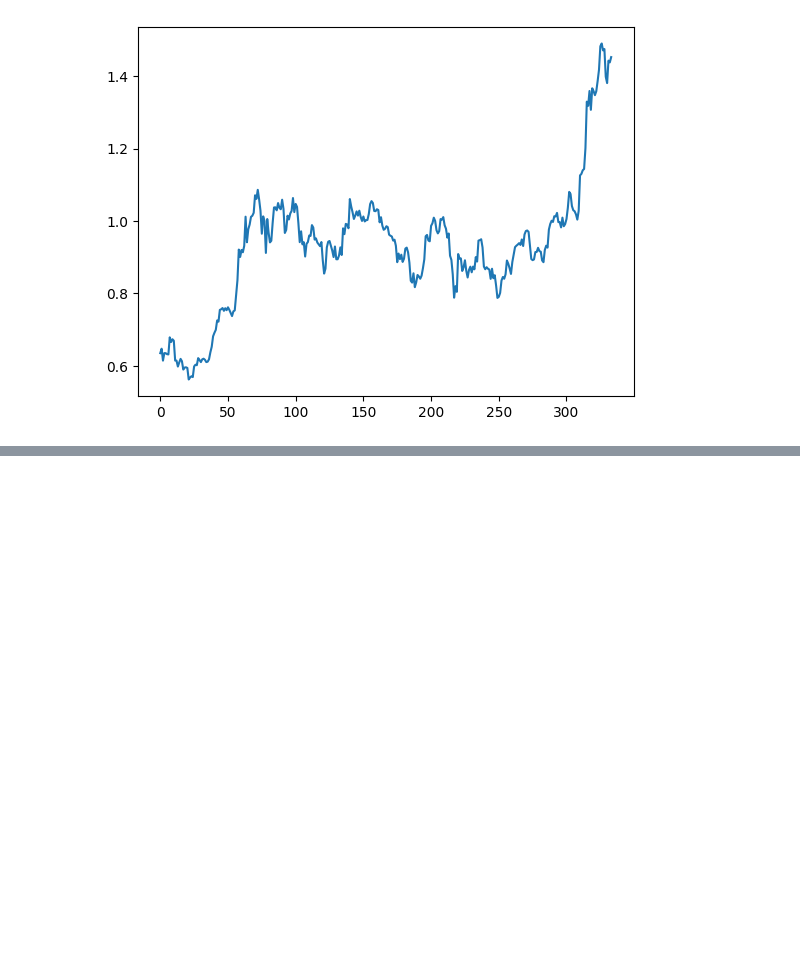
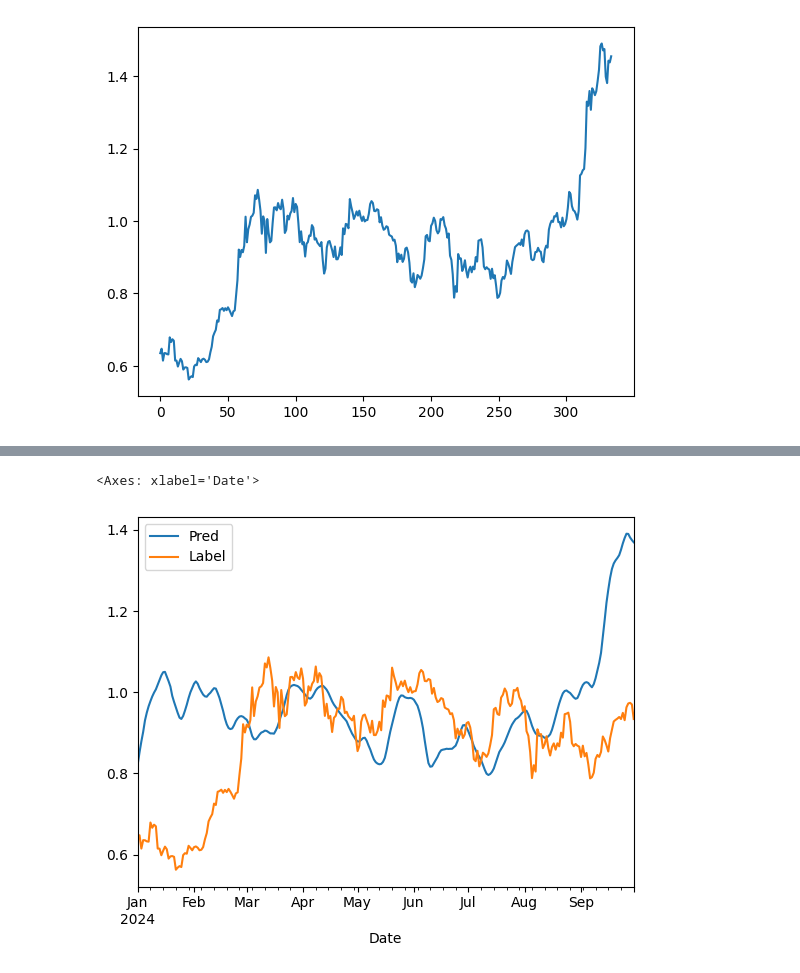
Before and after one commit to K-T-P/Deep-Learning-Fundamentals, a Jupyter notebook: Workshop5/workshop_5.ipynb, the cells around one changed output, grey strips where cells are left out. Drawn from its saved outputs; the diff is of its cells as text; code cells hidden in the pictures; blank space fills up the shorter version.

```diff
--- a/Workshop5/workshop_5.ipynb
+++ b/Workshop5/workshop_5.ipynb
@@ -1004,20 +1001,27 @@ lr = 3e-4
 RANDOM_SEED = 42
 BATCH_SIZE = 32
 
-network = Network(in_neuron=1, hidden_size=256, num_layers=2)
+network = Network(in_neuron=1, hidden_size=32, num_layers=2)
 loss_fn = nn.MSELoss()
 optimizer = torch.optim.Adam(params=network.parameters(), lr=lr)
 
-train_p = int(0.8 * train_seq.shape[0])
-train_set, val_set = train_test_split(
-    train_seq,
+train_p = int(0.8 * x_train.shape[0])
+x_train, x_val, y_train, y_val = train_test_split(
+    x_train,
+    y_train,
     test_size=0.2,
     random_state=RANDOM_SEED,
 )
-trainset, valset = DataSet(train_set), DataSet(val_set)
-trainloader, valloader = DataLoader(
-    dataset=trainset, batch_size=BATCH_SIZE, shuffle=True
-), DataLoader(dataset=valset, batch_size=BATCH_SIZE, shuffle=False)
+train_dataset, val_dataset, test_dataset = (
+    DataSet(x_train, y_train),
+    DataSet(x_val, y_val),
+    DataSet(x_test, y_test),
+)
+train_loader, val_loader, test_loader = (
+    DataLoader(dataset=train_dataset, batch_size=BATCH_SIZE, shuffle=True),
+    DataLoader(dataset=val_dataset, batch_size=BATCH_SIZE, shuffle=False),
+    DataLoader(dataset=test_dataset, batch_size=BATCH_SIZE, shuffle=False),
+)
 # %%
 def train_network(network, train_iter, optimizer, loss_fn, epoch_num):
     """
@@ -1121,0 +1115,24 @@ plt.show()
+# %%
+def Prediction(network, test_loader):
+    predictions = []
+    labels = []
+
+    network.eval()
+
+    with torch.no_grad():
+        for input, label in test_loader:
+            output = network(input)
+            predictions.extend(output.squeeze().tolist())
+            labels.extend(label.squeeze().tolist())
+
+    return pd.DataFrame({
+        'Pred' : predictions,
+        'Label' : labels
+    }, index=testset.index[:-60])
+# %%
+plot = Prediction(network, test_loader)
+# %%
+plot.plot()
+# %% [output]
+<Axes: xlabel='Date'>
+[figure, added]
```
Also changed, not shown: parts of 13 cells of this notebook.
